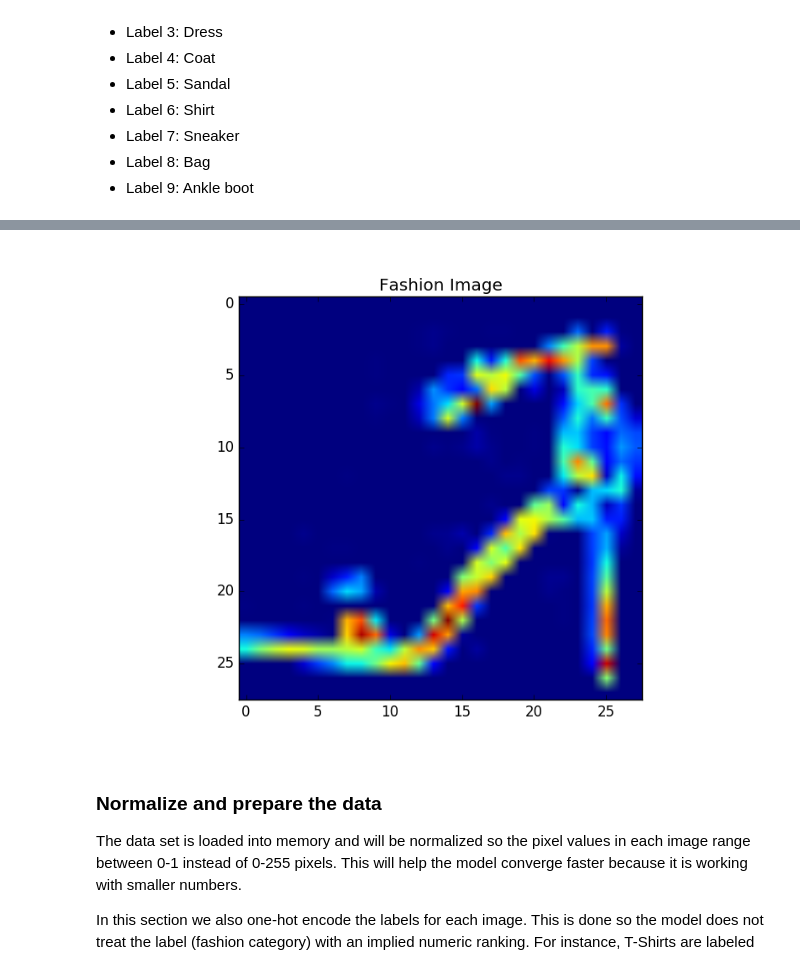
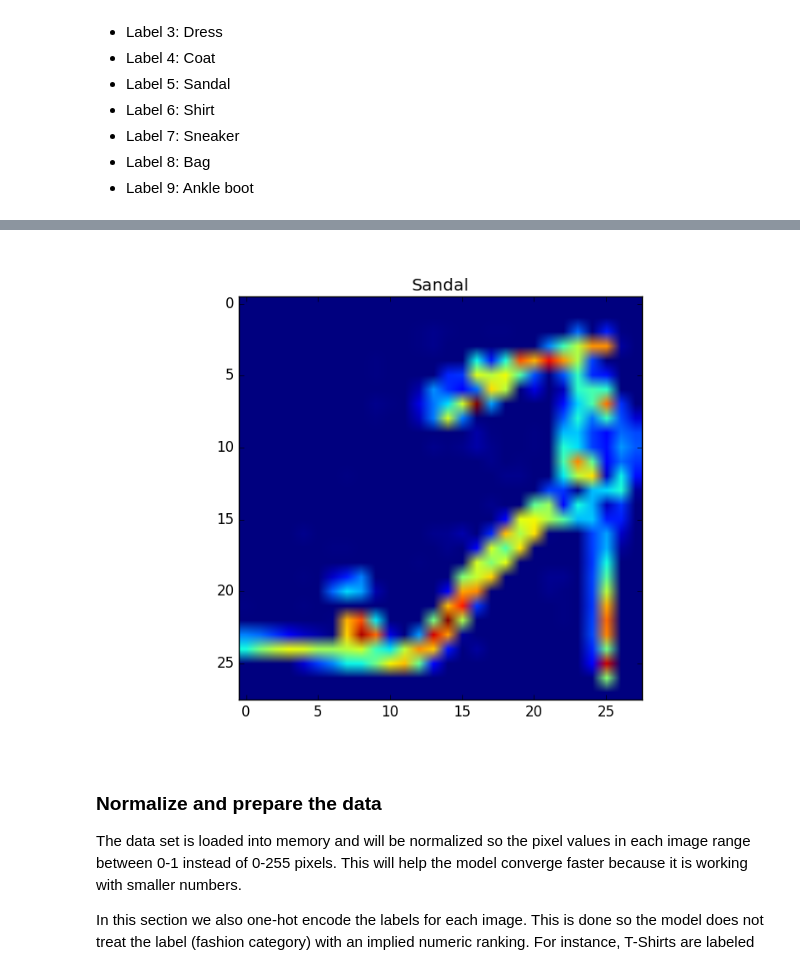
Before and after one commit to gmarchet/dnnworkshop3, a Jupyter notebook: labs/3.Keras-CNN/FashionMNISTCNN.ipynb, the cells around one changed output, grey strips where cells are left out. Cells and saved outputs as stored; diff of their text form; code cells hidden in the pictures.

```diff
--- a/labs/3.Keras-CNN/FashionMNISTCNN.ipynb
+++ b/labs/3.Keras-CNN/FashionMNISTCNN.ipynb
@@ -68,15 +68,15 @@ fashion_mnist_labels = ["Top",          # index 0
 # %%
 # Visualize an image. To visualize a different image, set the index to any value between 0 and 59999
 img_index=8
 
 # Display an image from the data set
 label_index = y_train[img_index]
 plt.imshow(x_train[img_index])
-plt.title('Fashion Image')
+plt.title(fashion_mnist_labels[label_index])
 
 display()
 # %% [output]
-[figure, old version]
+[figure, new version]
 # %% [markdown]
 ### Normalize and prepare the data
 
```
Also changed, not shown: parts of 11 cells of this notebook.
